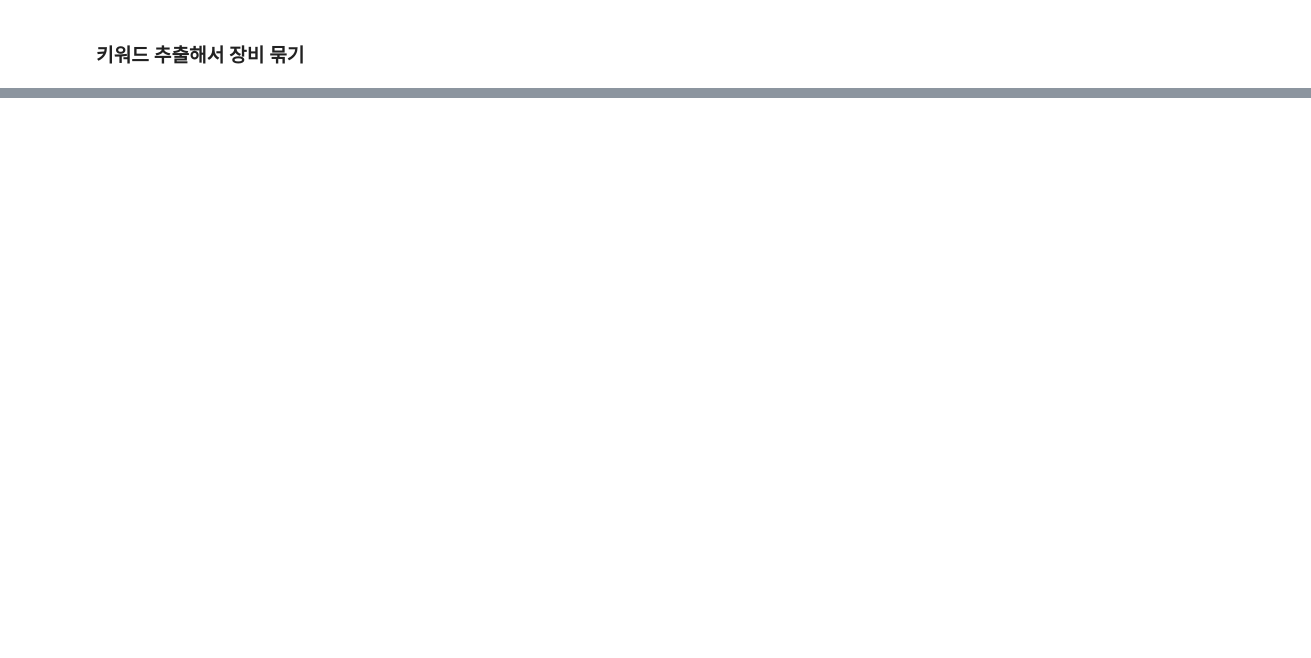
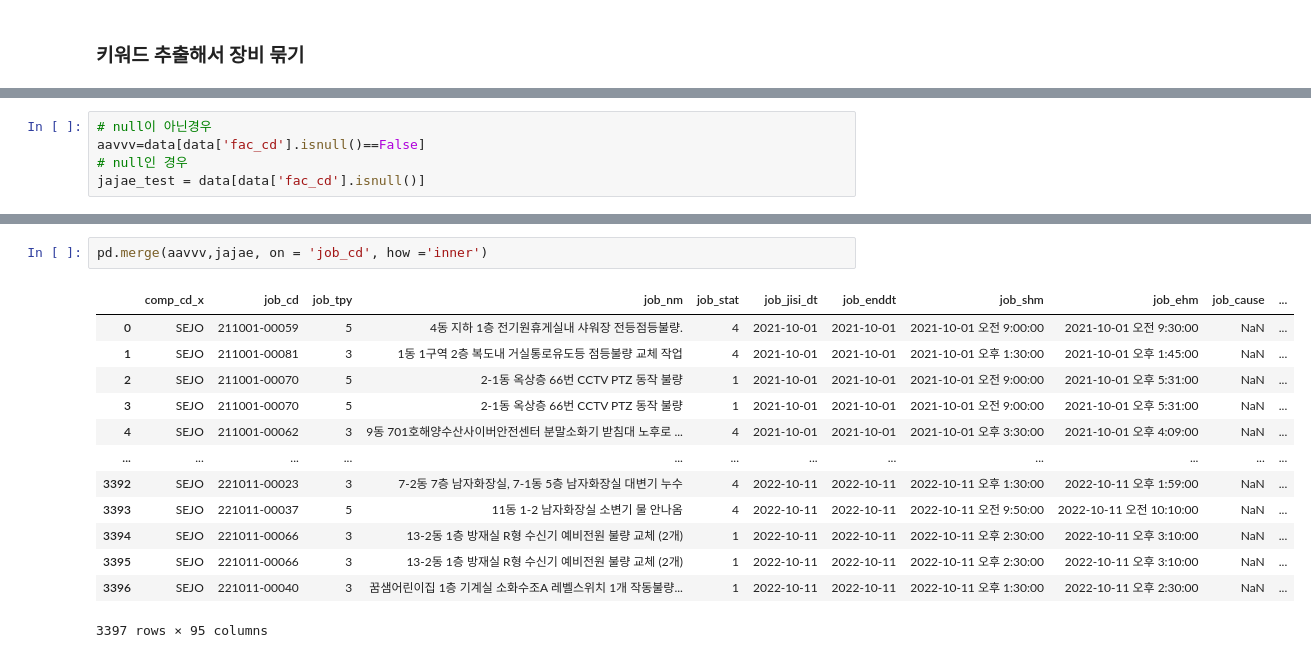
Before and after one commit to KeumHyeonJun/Governmnet_project, a Jupyter notebook: 자재/EDA.ipynb, the cells around one changed output, grey strips where cells are left out. Drawn from its saved outputs; the diff is of its cells as text; blank space fills up the shorter version.

```diff
--- a/자재/EDA.ipynb
+++ b/자재/EDA.ipynb
@@ -226,0 +353,5 @@ fac_nm_word
+# %%
+# null이 아닌경우
+aavvv=data[data['fac_cd'].isnull()==False]
+# null인 경우
+jajae_test = data[data['fac_cd'].isnull()]
@@ -226,0 +394,16 @@ fac_nm_word
+# %%
+pd.merge(aavvv,jajae, on = 'job_cd', how ='inner')
+# %% [output]
+|  | comp_cd_x | job_cd | job_tpy | job_nm | job_stat | job_jisi_dt | job_enddt | job_shm | job_ehm | job_cause | ... |
+| 0 | SEJO | 211001-00059 | 5 | 4동 지하 1층 전기원휴게실내 샤워장 전등점등불량. | 4 | 2021-10-01 | 2021-10-01 | 2021-10-01 오전 9:00:00 | 2021-10-01 오전 9:30:00 | NaN | ... |
+| 1 | SEJO | 211001-00081 | 3 | 1동 1구역 2층 복도내 거실통로유도등 점등불량 교체 작업 | 4 | 2021-10-01 | 2021-10-01 | 2021-10-01 오후 1:30:00 | 2021-10-01 오후 1:45:00 | NaN | ... |
+| 2 | SEJO | 211001-00070 | 5 | 2-1동 옥상층 66번 CCTV PTZ 동작 불량 | 1 | 2021-10-01 | 2021-10-01 | 2021-10-01 오전 9:00:00 | 2021-10-01 오후 5:31:00 | NaN | ... |
+| 3 | SEJO | 211001-00070 | 5 | 2-1동 옥상층 66번 CCTV PTZ 동작 불량 | 1 | 2021-10-01 | 2021-10-01 | 2021-10-01 오전 9:00:00 | 2021-10-01 오후 5:31:00 | NaN | ... |
+| 4 | SEJO | 211001-00062 | 3 | 9동 701호해양수산사이버안전센터 분말소화기 받침대 노후로 ... | 4 | 2021-10-01 | 2021-10-01 | 2021-10-01 오후 3:30:00 | 2021-10-01 오후 4:09:00 | NaN | ... |
+| ... | ... | ... | ... | ... | ... | ... | ... | ... | ... | ... | ... |
+| 3392 | SEJO | 221011-00023 | 3 | 7-2동 7층 남자화장실, 7-1동 5층 남자화장실 대변기 누수 | 4 | 2022-10-11 | 2022-10-11 | 2022-10-11 오후 1:30:00 | 2022-10-11 오후 1:59:00 | NaN | ... |
+| 3393 | SEJO | 221011-00037 | 5 | 11동 1-2 남자화장실 소변기 물 안나옴 | 4 | 2022-10-11 | 2022-10-11 | 2022-10-11 오전 9:50:00 | 2022-10-11 오전 10:10:00 | NaN | ... |
+| 3394 | SEJO | 221011-00066 | 3 | 13-2동 1층 방재실 R형 수신기 예비전원 불량 교체 (2개) | 1 | 2022-10-11 | 2022-10-11 | 2022-10-11 오후 2:30:00 | 2022-10-11 오후 3:10:00 | NaN | ... |
+| 3395 | SEJO | 221011-00066 | 3 | 13-2동 1층 방재실 R형 수신기 예비전원 불량 교체 (2개) | 1 | 2022-10-11 | 2022-10-11 | 2022-10-11 오후 2:30:00 | 2022-10-11 오후 3:10:00 | NaN | ... |
+| 3396 | SEJO | 221011-00040 | 3 | 꿈샘어린이집 1층 기계실 소화수조A 레벨스위치 1개 작동불량... | 1 | 2022-10-11 | 2022-10-11 | 2022-10-11 오후 1:30:00 | 2022-10-11 오후 2:30:00 | NaN | ... |
+3397 rows × 95 columns
```
Also changed, not shown: parts of 46 cells of this notebook, 3 other files.
